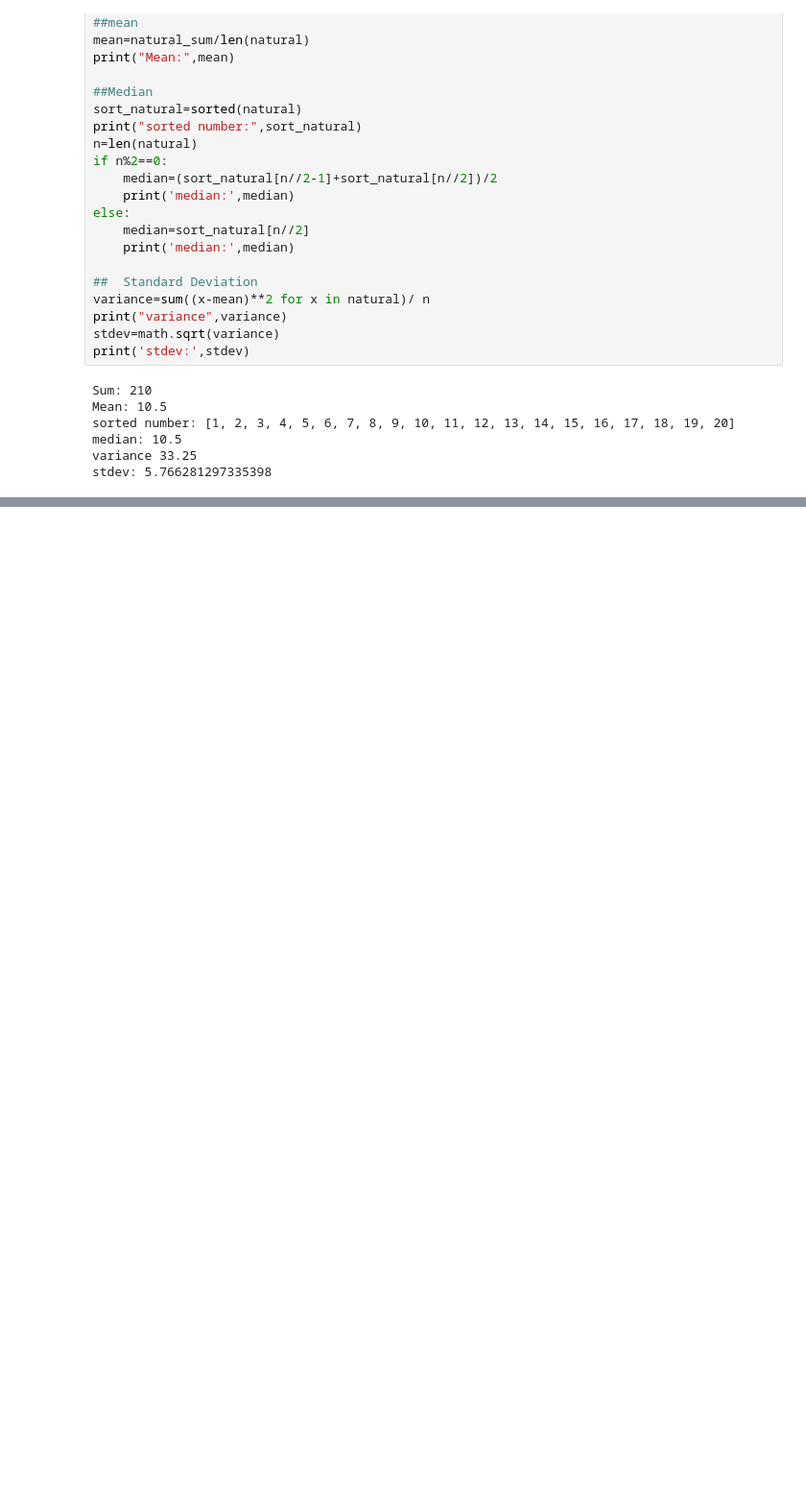
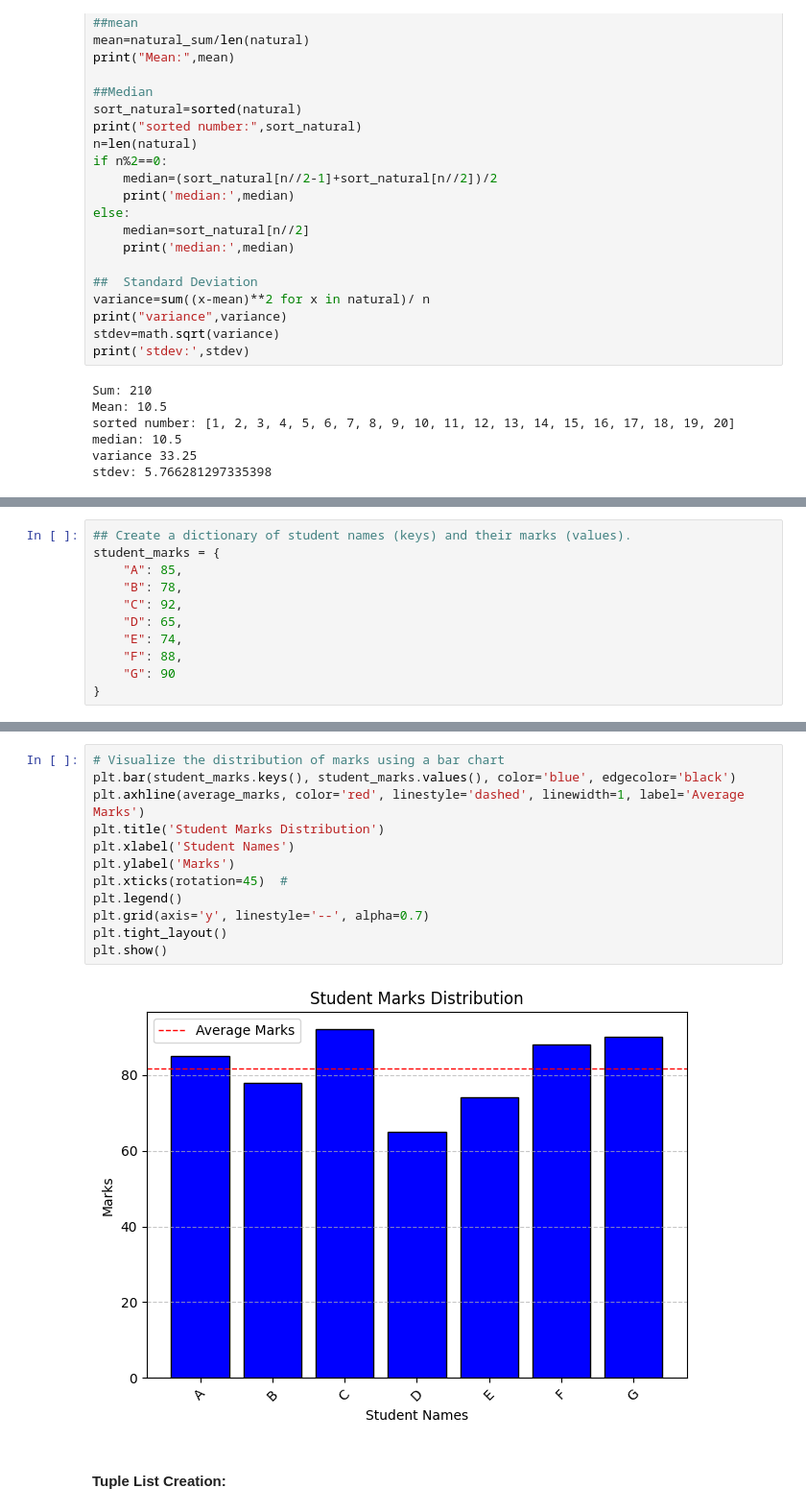
Before and after one commit to rishabh-mondal/Project-Euler-in-Python, a Jupyter notebook: python_basics.ipynb, the cells around one changed output, grey strips where cells are left out. Shown: that part at 96% size. Saved outputs shown, nothing was run; the diff lists cells and outputs as text; blank space fills up the shorter version.

```diff
--- a/python_basics.ipynb
+++ b/python_basics.ipynb
@@ -80,0 +253,11 @@ stdev: 5.766281297335398
+# %%
+## Create a dictionary of student names (keys) and their marks (values).
+student_marks = {
+    "A": 85,
+    "B": 78,
+    "C": 92,
+    "D": 65,
+    "E": 74,
+    "F": 88,
+    "G": 90
+}
@@ -80,0 +276,16 @@ stdev: 5.766281297335398
+# %%
+# Visualize the distribution of marks using a bar chart
+plt.bar(student_marks.keys(), student_marks.values(), color='blue', edgecolor='black')
+plt.axhline(average_marks, color='red', linestyle='dashed', linewidth=1, label='Average Marks')
+plt.title('Student Marks Distribution')
+plt.xlabel('Student Names')
+plt.ylabel('Marks')
+plt.xticks(rotation=45)  #
+plt.legend()
+plt.grid(axis='y', linestyle='--', alpha=0.7)
+plt.tight_layout()
+plt.show()
+# %% [output]
+[figure, added]
+# %% [markdown]
+#### Tuple List Creation:
```
Also changed, not shown: parts of 36 cells of this notebook.
